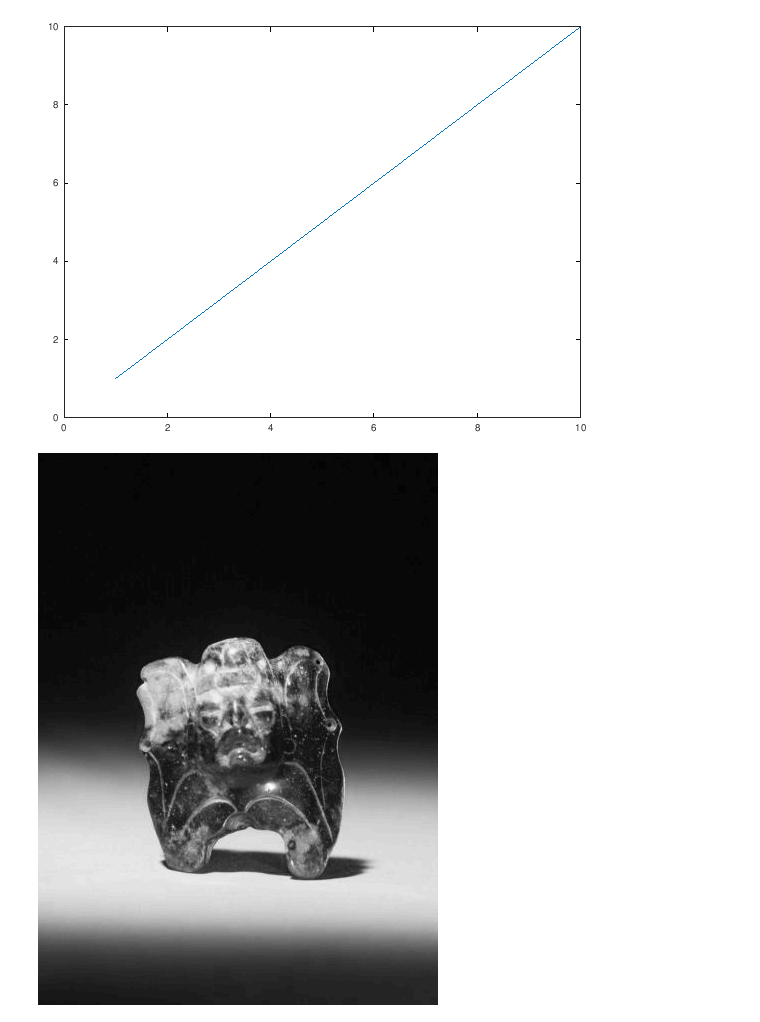
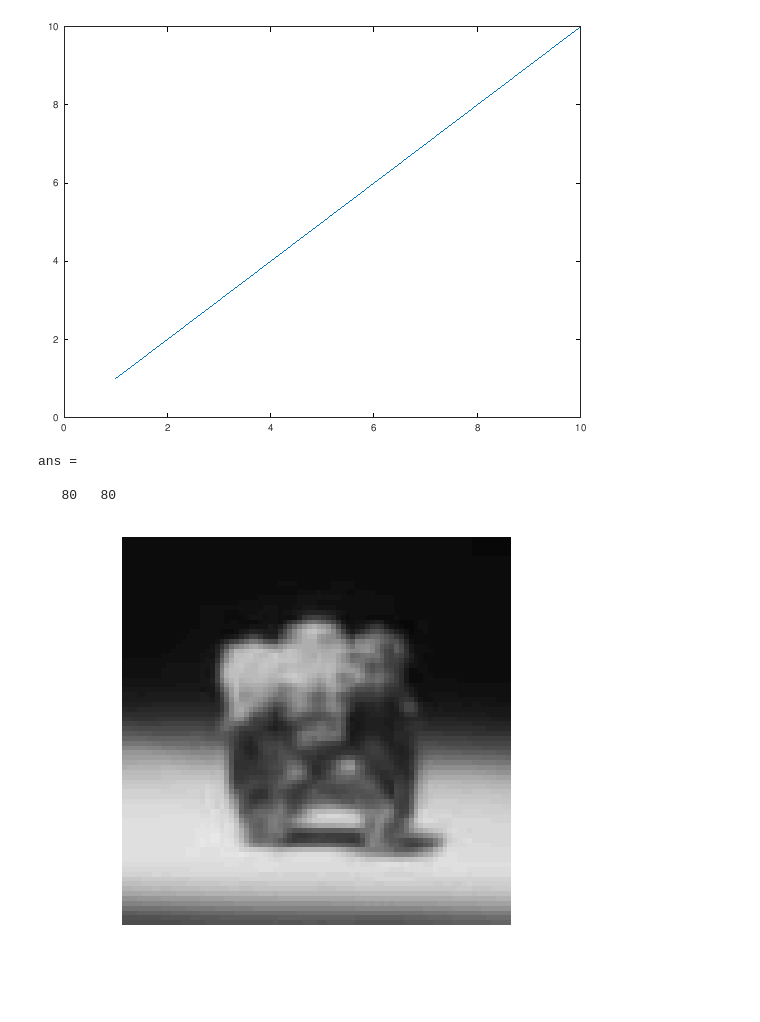
Before and after one commit to gsegura96/tareas-PAID, a Jupyter notebook: tarea2/parte2/ImageCompresion.ipynb, the cells around one changed output. Saved outputs shown, nothing was run; the diff lists cells and outputs as text; code cells hidden in the pictures; blank space fills up the shorter version.

```diff
--- a/tarea2/parte2/ImageCompresion.ipynb
+++ b/tarea2/parte2/ImageCompresion.ipynb
@@ -14,13 +14,16 @@ ans =
 }
 [figure]
 # %%
-I_color = imread("WingedFigure.jpg");
+I_color = imread("WingedFigure2.jpg");
 A = I_color(:,:,1);
 A =im2double(A)*255;
-
-imshow(A);
+size(A)
+imshow(A, [0 255]);
 # %% [output]
+ans =
+
+   80   80
-[figure, old version]
+[figure, new version]
 # %%
 function  plot2images(image1, image2)
   figure;
```
Also changed, not shown: parts of 34 cells of this notebook, 5 other files.
